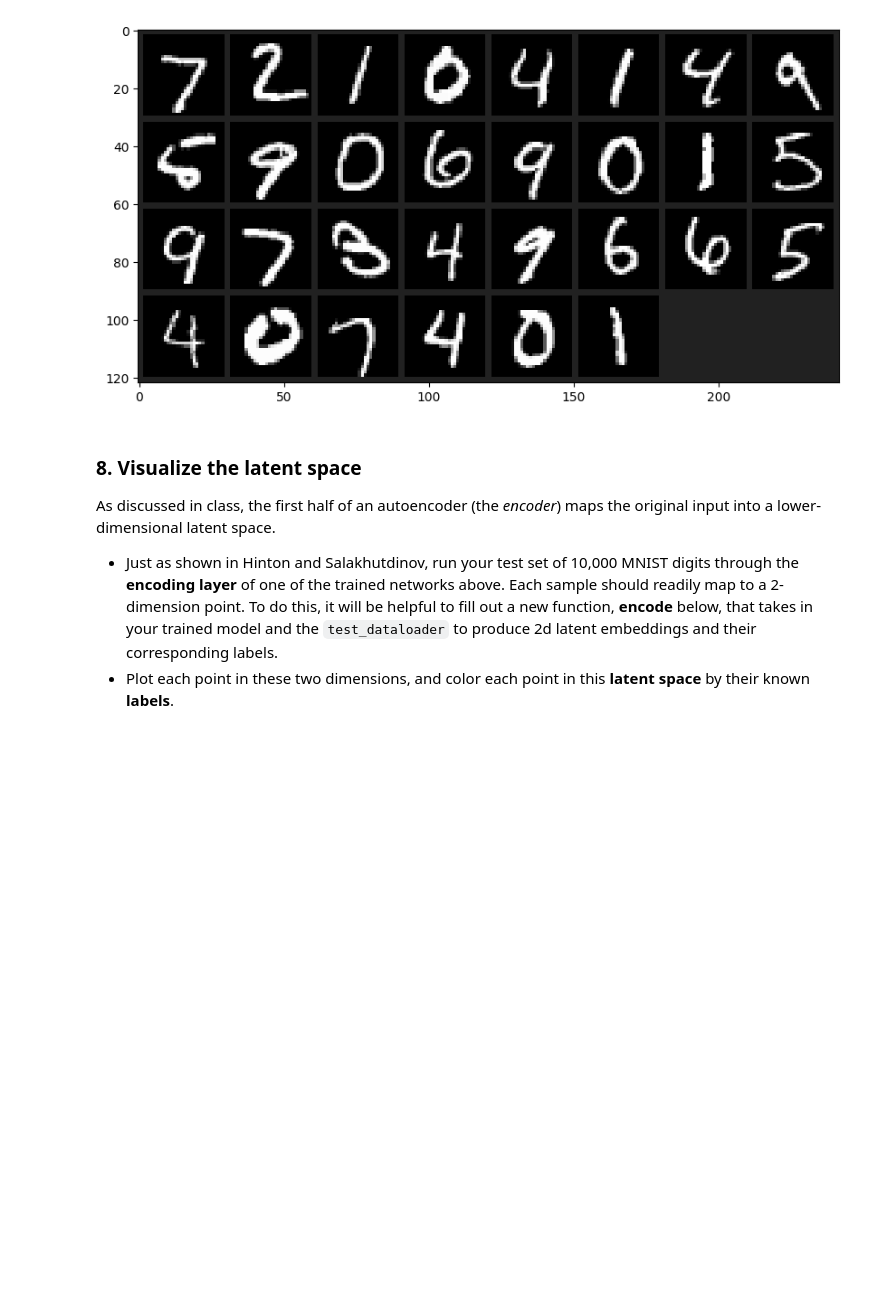
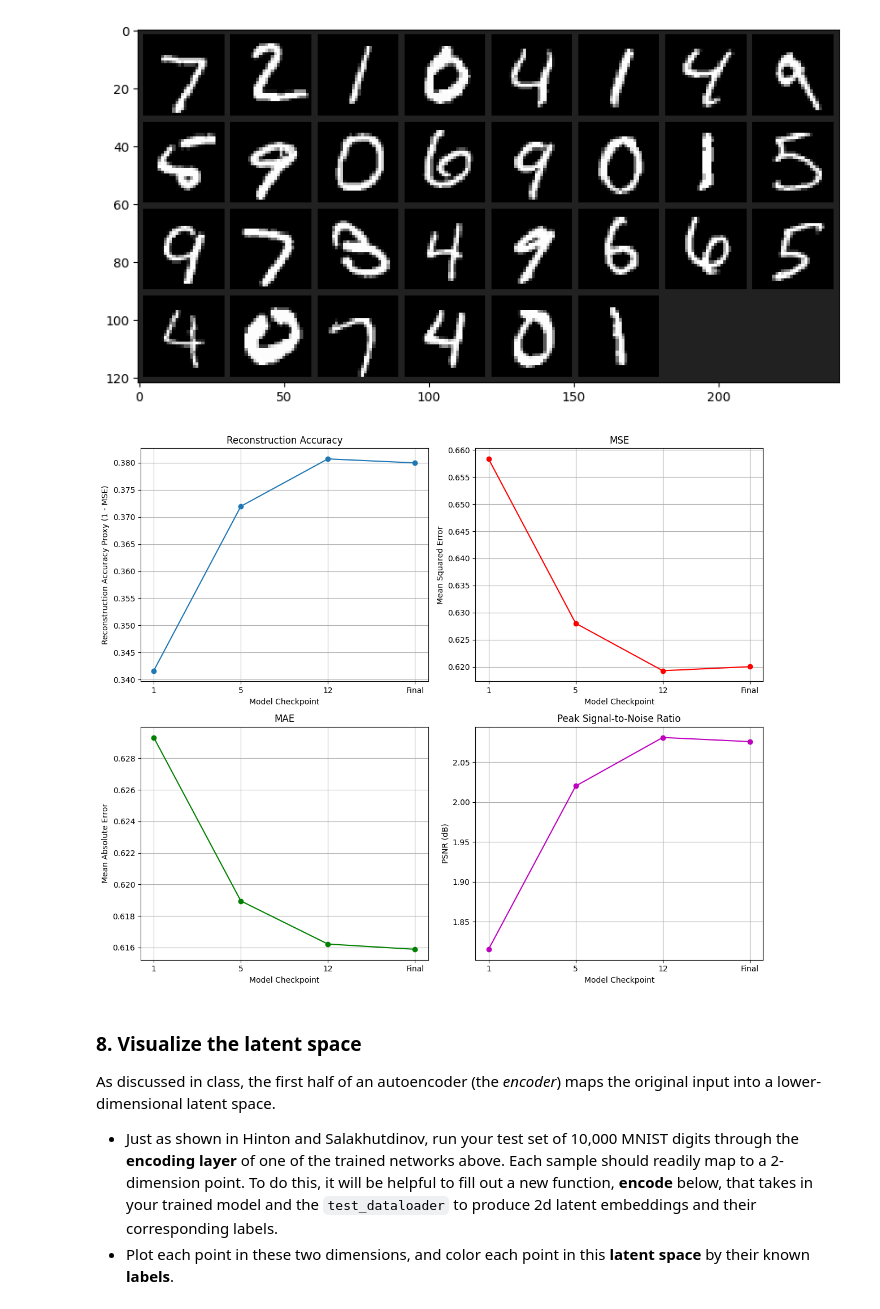
Before and after one commit to JoeVonDahab/Deep-Learning-Class, a Jupyter notebook: Homework_MNIST_Autoencoder.ipynb, the cells around one changed output. Drawn from its saved outputs; the diff is of its cells as text; code cells hidden in the pictures; blank space fills up the shorter version.

```diff
--- a/Homework_MNIST_Autoencoder.ipynb
+++ b/Homework_MNIST_Autoencoder.ipynb
@@ -678,3 +716,89 @@ for checkpoint_file in checkpoint_files:
+# %%
+### Plot reconstruction metrics for checkpoint model copies at epochs 1, 5, and 12 and for the final model
+### Evaluating performance on a fixed test batch from the test_loader
+
+import math
+
+# Get a batch of test images that we'll reuse for evaluation
+batch, classes = next(iter(test_loader))
+batch = batch.to(device)
+
+# Define the target models including checkpoints and the final trained model.
+# Tuple format: (model identifier, label for plotting)
+target_models = [('epoch_1', 1), ('epoch_5', 5), ('epoch_12', 12), ('final', 'Final')]
+
+# Initialize lists to store metrics for each model
+labels_for_plot = []
+recon_accuracy = []  # proxy defined as (1 - MSE)
+mse_list = []
+mae_list = []
+psnr_list = []  # Peak Signal-to-Noise Ratio
+
+# Evaluate model performance using both checkpoint models drawn from checkpoint_models and the final model
+for identifier, label in target_models:
+    # Select model: if identifier is 'final', use the final trained model; otherwise, grab the checkpoint copy
+    if identifier == 'final':
+        current_model = model
+    elif identifier in checkpoint_models:
+        current_model = checkpoint_models[identifier]
+    else:
+        continue  # skip unavailable checkpoint
+
+    current_model.eval()
+    with torch.no_grad():
+        # Generate reconstructions for the fixed test batch
+        reconstructions = reconstructions_from_batch(current_model, batch)
+        # Compute Mean Squared Error (MSE)
+        mse = torch.mean((batch - reconstructions)**2).item()
+        # Compute Mean Absolute Error (MAE)
+        mae = torch.mean(torch.abs(batch - reconstructions)).item()
+        # Use (1 - MSE) as a proxy for reconstruction accuracy (illustrative metric)
+        accuracy_proxy = 1 - mse
+        # Compute Peak Signal-to-Noise Ratio (PSNR), assuming image pixels in [0, 1]
+        psnr_val = 10 * math.log10(1 / mse) if mse > 0 else float('inf')
+
+        # Append computed metrics
+        labels_for_plot.append(label)
+        recon_accuracy.append(accuracy_proxy)
+        mse_list.append(mse)
+        mae_list.append(mae)
+        psnr_list.append(psnr_val)
+
+# Create a grid of subplots to display the performance metrics
+plt.figure(figsize=(12, 10))
+
+plt.subplot(2, 2, 1)
+plt.plot(labels_for_plot, recon_accuracy, marker='o', linestyle='-')
+plt.xlabel('Model Checkpoint')
+plt.ylabel('Reconstruction Accuracy Proxy (1 - MSE)')
+plt.title('Reconstruction Accuracy')
+plt.grid(True)
+
+plt.subplot(2, 2, 2)
+plt.plot(labels_for_plot, mse_list, marker='o', color='r', linestyle='-')
+plt.xlabel('Model Checkpoint')
+plt.ylabel('Mean Squared Error')
+plt.title('MSE')
+plt.grid(True)
+
+plt.subplot(2, 2, 3)
+plt.plot(labels_for_plot, mae_list, marker='o', color='g', linestyle='-')
+plt.xlabel('Model Checkpoint')
+plt.ylabel('Mean Absolute Error')
+plt.title('MAE')
+plt.grid(True)
+
+plt.subplot(2, 2, 4)
+plt.plot(labels_for_plot, psnr_list, marker='o', color='m', linestyle='-')
+plt.xlabel('Model Checkpoint')
+plt.ylabel('PSNR (dB)')
+plt.title('Peak Signal-to-Noise Ratio')
+plt.grid(True)
+
+plt.tight_layout()
+plt.show()
+# %% [output]
+[figure, added]
 # %% [markdown]
 ### 8. Visualize the latent space
 
```
Also changed, not shown: parts of 5 cells of this notebook.
